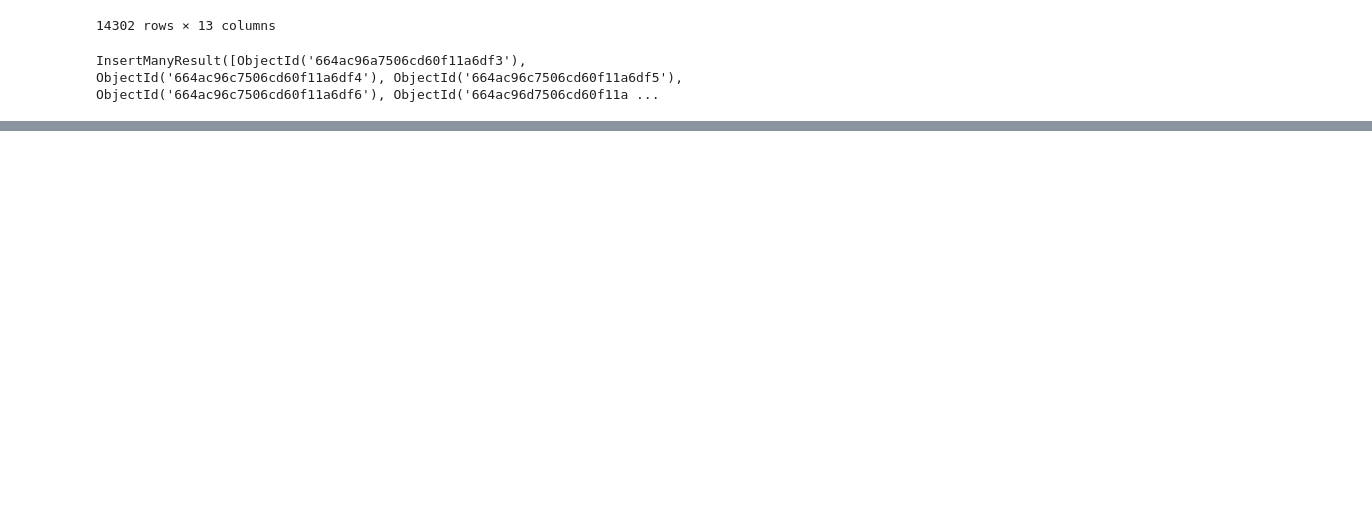
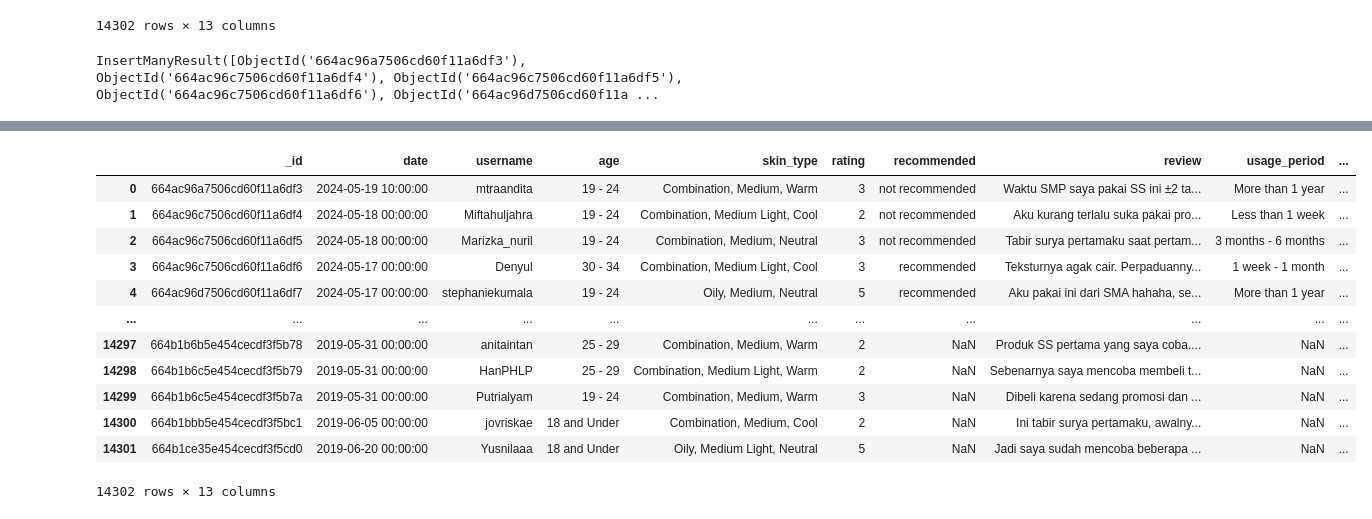
Before and after one commit to ayukrisn/notebook, a Jupyter notebook: bigdata.ipynb, the cells around one changed output, grey strips where cells are left out. Cells and saved outputs as stored; diff of their text form; code cells hidden in the pictures; blank space fills up the shorter version.

```diff
--- a/bigdata.ipynb
+++ b/bigdata.ipynb
@@ -414,0 +691,23 @@ InsertManyResult([ObjectId('664ac96a7506cd60f11a6df3'), ObjectId('664ac96c7506cd
+# %%
+# Get collection
+import pandas as pd
+
+collection = db['data_preprocessed']
+
+all_data = list(collection.find())
+df_data = pd.DataFrame(all_data)
+df_data
+# %% [output]
+|  | _id | date | username | age | skin_type | rating | recommended | review | usage_period | ... |
+| 0 | 664ac96a7506cd60f11a6df3 | 2024-05-19 10:00:00 | mtraandita | 19 - 24 | Combination, Medium, Warm | 3 | not recommended | Waktu SMP saya pakai SS ini ±2 ta... | More than 1 year | ... |
+| 1 | 664ac96c7506cd60f11a6df4 | 2024-05-18 00:00:00 | Miftahuljahra | 19 - 24 | Combination, Medium Light, Cool | 2 | not recommended | Aku kurang terlalu suka pakai pro... | Less than 1 week | ... |
+| 2 | 664ac96c7506cd60f11a6df5 | 2024-05-18 00:00:00 | Marizka_nuril | 19 - 24 | Combination, Medium, Neutral | 3 | not recommended | Tabir surya pertamaku saat pertam... | 3 months - 6 months | ... |
+| 3 | 664ac96c7506cd60f11a6df6 | 2024-05-17 00:00:00 | Denyul | 30 - 34 | Combination, Medium Light, Cool | 3 | recommended | Teksturnya agak cair. Perpaduanny... | 1 week - 1 month | ... |
+| 4 | 664ac96d7506cd60f11a6df7 | 2024-05-17 00:00:00 | stephaniekumala | 19 - 24 | Oily, Medium, Neutral | 5 | recommended | Aku pakai ini dari SMA hahaha, se... | More than 1 year | ... |
+| ... | ... | ... | ... | ... | ... | ... | ... | ... | ... | ... |
+| 14297 | 664b1b6b5e454cecdf3f5b78 | 2019-05-31 00:00:00 | anitaintan | 25 - 29 | Combination, Medium, Warm | 2 | NaN | Produk SS pertama yang saya coba.... | NaN | ... |
+| 14298 | 664b1b6c5e454cecdf3f5b79 | 2019-05-31 00:00:00 | HanPHLP | 25 - 29 | Combination, Medium Light, Warm | 2 | NaN | Sebenarnya saya mencoba membeli t... | NaN | ... |
+| 14299 | 664b1b6c5e454cecdf3f5b7a | 2019-05-31 00:00:00 | Putrialyam | 19 - 24 | Combination, Medium, Warm | 3 | NaN | Dibeli karena sedang promosi dan ... | NaN | ... |
+| 14300 | 664b1bbb5e454cecdf3f5bc1 | 2019-06-05 00:00:00 | jovriskae | 18 and Under | Combination, Medium, Cool | 2 | NaN | Ini tabir surya pertamaku, awalny... | NaN | ... |
+| 14301 | 664b1ce35e454cecdf3f5cd0 | 2019-06-20 00:00:00 | Yusnilaaa | 18 and Under | Oily, Medium Light, Neutral | 5 | NaN | Jadi saya sudah mencoba beberapa ... | NaN | ... |
+14302 rows × 13 columns
```
Also changed, not shown: parts of 24 cells of this notebook.
